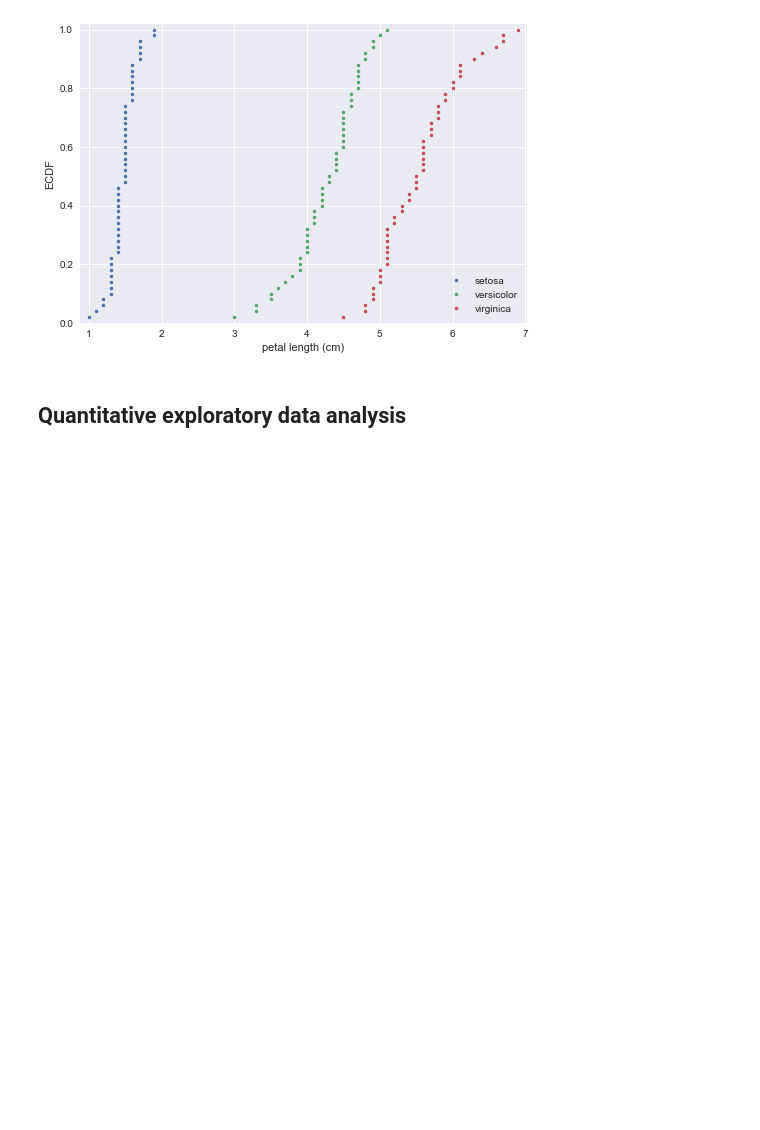
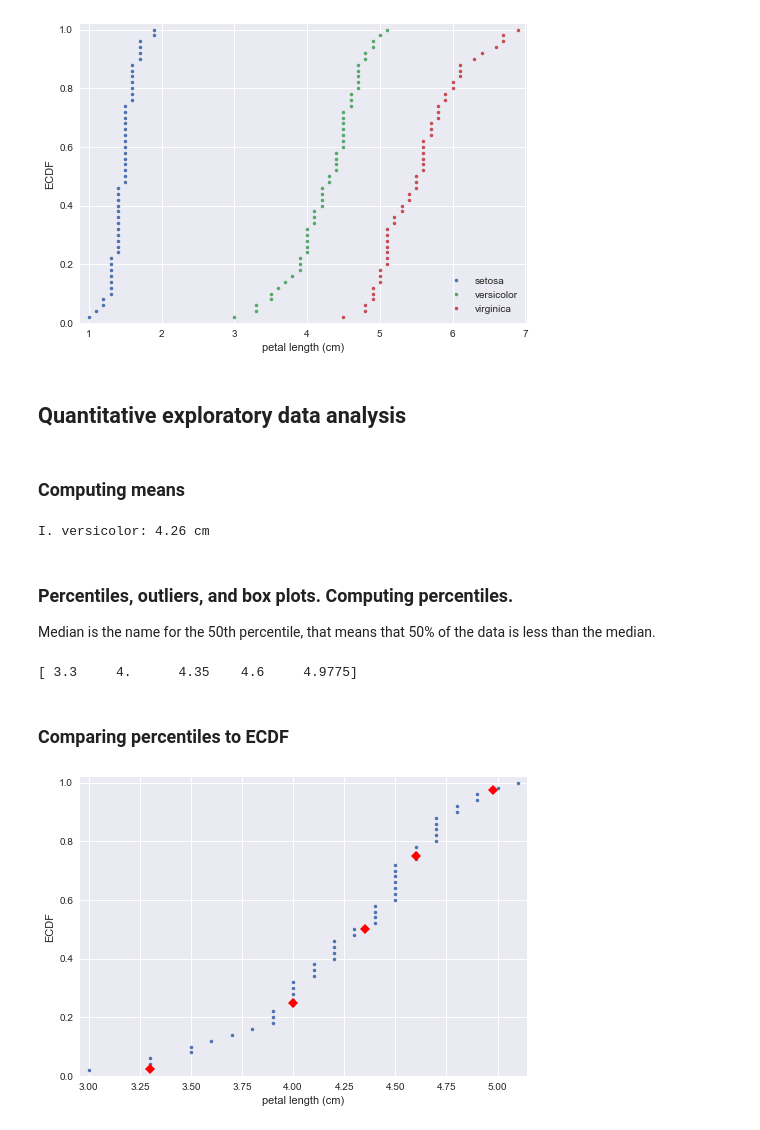
Before and after one commit to nvmoyar/datascience_notebooks, a Jupyter notebook: Statistical Thinking in Python.ipynb, the cells around one changed output. Saved outputs shown, nothing was run; the diff lists cells and outputs as text; code cells hidden in the pictures; blank space fills up the shorter version.

Commit message:
Update graphical explanatory analysis

```diff
--- a/Statistical Thinking in Python.ipynb
+++ b/Statistical Thinking in Python.ipynb
@@ -232,3 +232,47 @@ plt.show()
 [figure]
 # %% [markdown]
 ## Quantitative exploratory data analysis
+# %% [markdown]
+### Computing means
+# %%
+# Compute the mean: mean_length_vers
+mean_length_vers = np.mean(versicolor_petal_length)
+
+
+# Print the result with some nice formatting
+print('I. versicolor:', mean_length_vers, 'cm')
+# %% [output]
+I. versicolor: 4.26 cm
+# %% [markdown]
+### Percentiles, outliers, and box plots. Computing percentiles.
+
+Median is the name for the 50th percentile, that means that 50% of the data is less than the median.
+# %%
+# Specify array of percentiles: percentiles
+percentiles = np.array([2.5, 25, 50, 75, 97.5])
+
+# Compute percentiles: ptiles_vers
+ptiles_vers = np.percentile(versicolor_petal_length, percentiles)
+
+# Print the result
+print(ptiles_vers)
+# %% [output]
+[ 3.3     4.      4.35    4.6     4.9775]
+# %% [markdown]
+### Comparing percentiles to ECDF
+# %%
+# Plot the ECDF
+_ = plt.plot(x_vers, y_vers, '.')
+plt.margins(0.02)
+_ = plt.xlabel('petal length (cm)')
+_ = plt.ylabel('ECDF')
+
+# Overlay percentiles as red diamonds.
+_ = plt.plot(ptiles_vers, percentiles/100, marker='D', color='red',
+         linestyle='none')
+
+# Show the plot
+
+_=plt.show()
+# %% [output]
+[figure, added]
```
Also changed, not shown: parts of 12 cells of this notebook.
